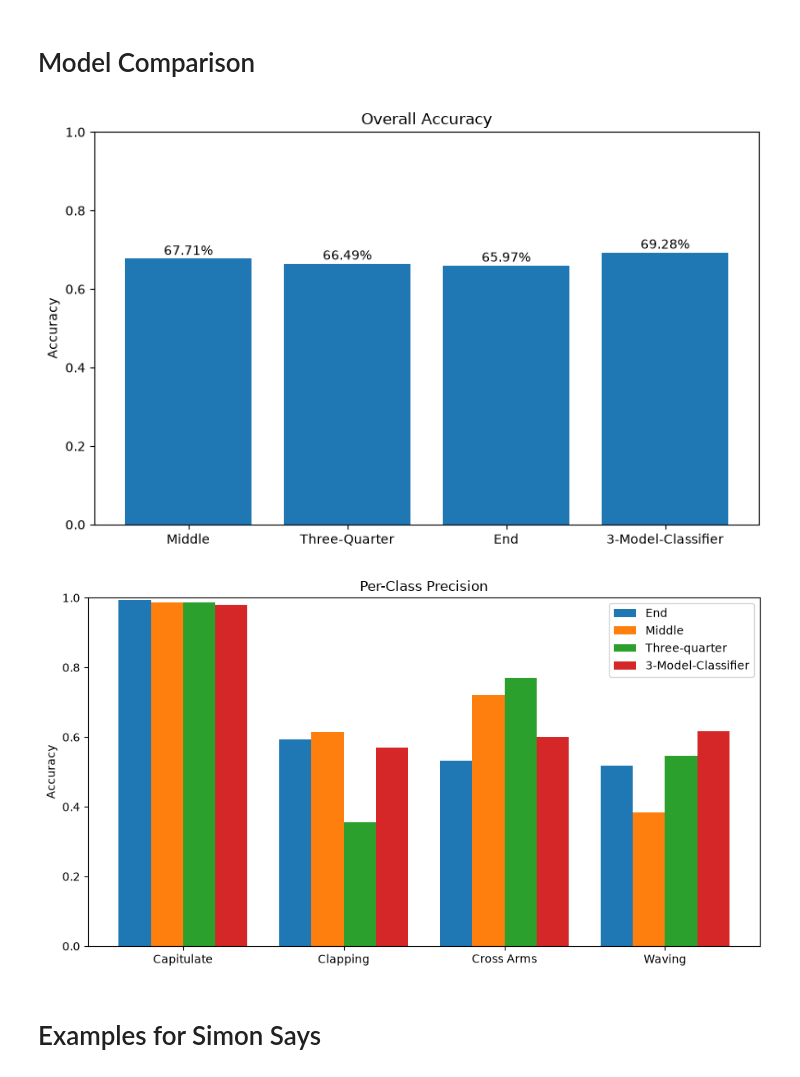
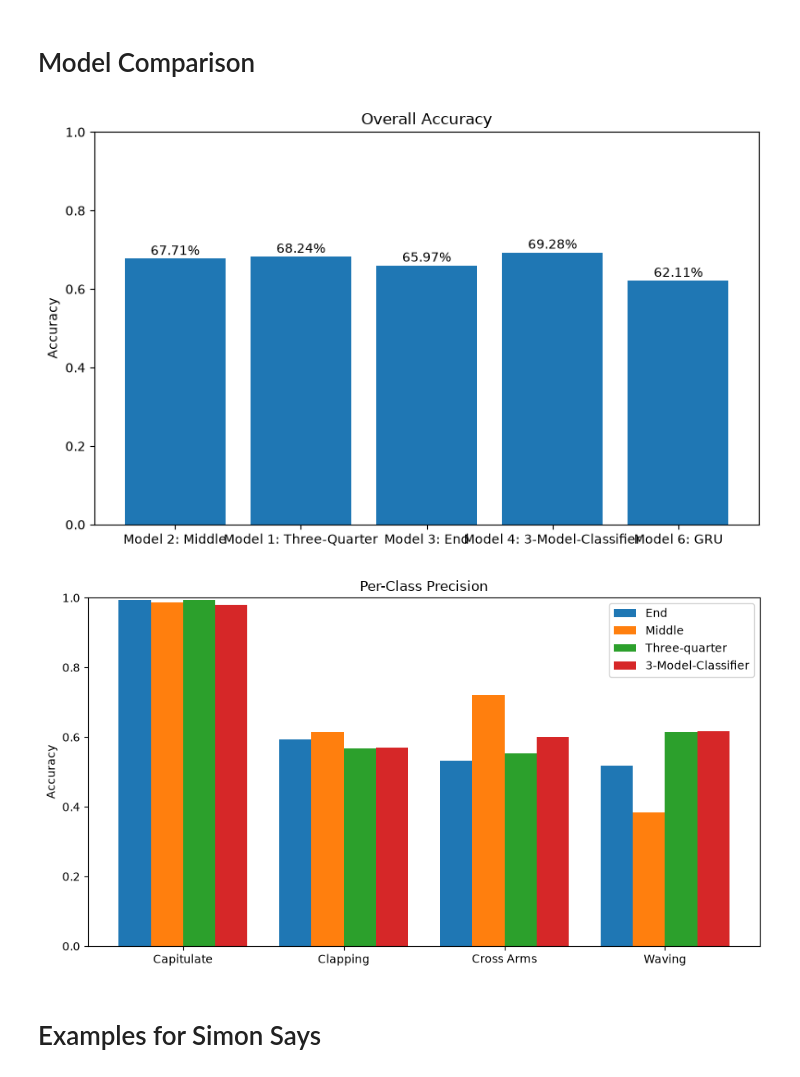
Before and after one commit to mschl7/action_recognition, a Jupyter notebook: main.ipynb, the cells around one changed output. Saved outputs shown, nothing was run; the diff lists cells and outputs as text; code cells hidden in the pictures.

```diff
--- a/main.ipynb
+++ b/main.ipynb
@@ -830,23 +858,25 @@ def train(model, train_loader, val_loader, criterion, optimizer, num_epochs):
 # %%
 # train model
 device = torch.device("mps" if torch.backends.mps.is_available() else "cuda" if torch.cuda.is_available() else "cpu")
-gru_model = GRU_model(num_classes=4).to(device)
+model6 = GRU_model(num_classes=4).to(device)
 criterion = torch.nn.CrossEntropyLoss()
-optimizer = torch.optim.Adam(filter(lambda p: p.requires_grad, gru_model.parameters()), lr=0.001)
+optimizer = torch.optim.Adam(filter(lambda p: p.requires_grad, model6.parameters()), lr=0.001)
 
-if False:
-    train(gru_model, train_loader, val_loader, criterion, optimizer, num_epochs=20)
+if True:
+    # train model
+    best_model_state, best_epoch, best_val_acc = gru_train(model6, train_loader_model6, val_loader_model6, criterion, optimizer, num_epochs=10)
 
     # save checkpoint of model
     checkpoint = {
-        "GRU_model_state_dict": gru_model.state_dict(),
-        "optimizer_GRU_model_state_dict": optimizer.state_dict(),
-        "epoch": 20,
+        "model6_state_dict": best_model_state,
+        "optimizer_model6_state_dict": optimizer.state_dict(),
+        "epoch": best_epoch,
+        "val_acc": best_val_acc,
     }
 
     torch.save(
         checkpoint,
-        "checkpoints/GRU_model_checkpoint.pth"
+        "checkpoints/model6_checkpoint.pth"
     )
 # %% [markdown]
 ### Evaluation for GRU Model
@@ -898,12 +928,18 @@ def evaluate_GRU_model(model, loader, device):
 # %%
 device = torch.device("mps" if torch.backends.mps.is_available() else "cuda" if torch.cuda.is_available() else "cpu")
 
-#load model
-gru_model = GRU_model(num_classes=4).to(device)
-checkpoint = torch.load("checkpoints/Experiment3_checkpoint.pth", map_location=device)
-gru_model.load_state_dict(checkpoint["Experiment3_state_dict"])
+# load model
+# model6 = GRU_model(num_classes=4).to(device)
 
-acc_GRU_model, acc_classes_GRU_model = evaluate_GRU_model(gru_model, val_loader, device)
+checkpoint = torch.load("checkpoints/model6_checkpoint.pth",map_location=device)
+
+model6.load_state_dict(checkpoint["model6_state_dict"])
+
+optimizer.load_state_dict(checkpoint["optimizer_model6_state_dict"])
+model6.to(device)
+
+#evaluate
+precisions_model6, acc_model6 = evaluate_GRU_model(model6, val_loader_model6, device)
 # %% [output]
 Overall Accuracy: 0.6211
               precision    recall  f1-score   support
@@ -920,46 +956,47 @@ weighted avg       0.65      0.62      0.62       570
 # %% [markdown]
 # Model Comparison
 # %%
-models = ["Middle","Three-Quarter","End", "3-Model-Classifier"]
+models = ["Model 2: Middle","Model 1: Three-Quarter","Model 3: End", "Model 4: 3-Model-Classifier", "Model 6: GRU"]
 total_acc = [
-    acc_total_middle,
-    acc_total_three_quarter,
-    acc_total_end,
-    acc_3_model
+    acc_model2,
+    acc_model1,
+    acc_model3,
+    acc_model4,
+    acc_model6
 ]
 
 plt.figure(figsize=(8, 5))
 bars = plt.bar(models, total_acc)
 
 plt.ylabel("Accuracy")
 plt.title("Overall Accuracy")
 plt.ylim(0, 1)
 
 # Add values above bars
 for bar, acc in zip(bars, total_acc):
     plt.text(
         bar.get_x() + bar.get_width() / 2,
         bar.get_height() + 0.01,
         f"{acc:.2%}",
         ha="center"
     )
 
 plt.tight_layout()
 plt.show()
 # %% [output]
-[figure, old version]
+[figure, new version]
 # %%
 # plot per class accuracies
-classes = list(acc_classes_end.keys())
+classes = list(precisions_model1.keys())
 x = np.arange(len(classes))
 width = 0.2
 
 plt.figure(figsize=(9, 5))
 
-plt.bar(x - 1.5 * width,[acc_classes_end[c] for c in classes], width, label="End")
-plt.bar(x - 0.5 * width,[acc_classes_middle[c] for c in classes], width, label="Middle")
-plt.bar(x + 0.5 * width, [acc_classes_three_quarter[c] for c in classes], width, label="Three-quarter")
-plt.bar(x + 1.5 * width, [acc_classes_3_model[c] for c in classes], width, label="3-Model-Classifier")
+plt.bar(x - 1.5 * width,[precisions_model3[c] for c in classes], width, label="End")
+plt.bar(x - 0.5 * width,[precisions_model2[c] for c in classes], width, label="Middle")
+plt.bar(x + 0.5 * width, [precisions_model1[c] for c in classes], width, label="Three-quarter")
+plt.bar(x + 1.5 * width, [precisions_model4[c] for c in classes], width, label="3-Model-Classifier")
 
 plt.xticks(x, ["Capitulate", "Clapping", "Cross Arms", "Waving"])
 plt.ylim(0, 1)
@@ -969,7 +1006,7 @@ plt.legend()
 plt.tight_layout()
 plt.show()
 # %% [output]
-[figure, old version]
+[figure, new version]
 # %% [markdown]
 # Examples for Simon Says
 # %%
```
Also changed, not shown: parts of 17 cells of this notebook, 2 other files.
